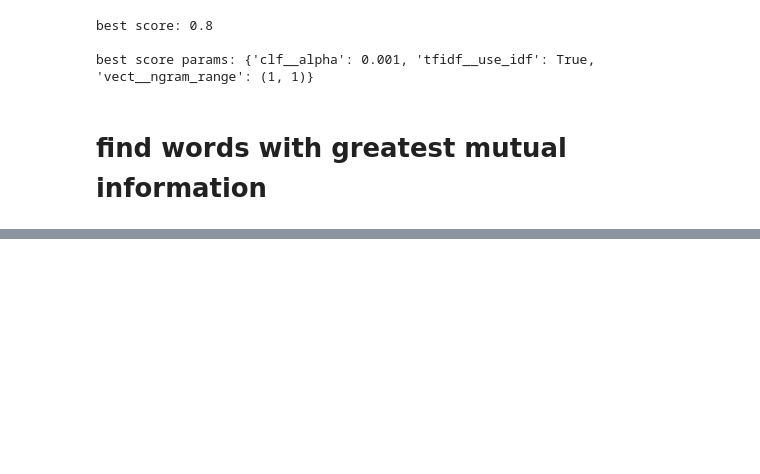
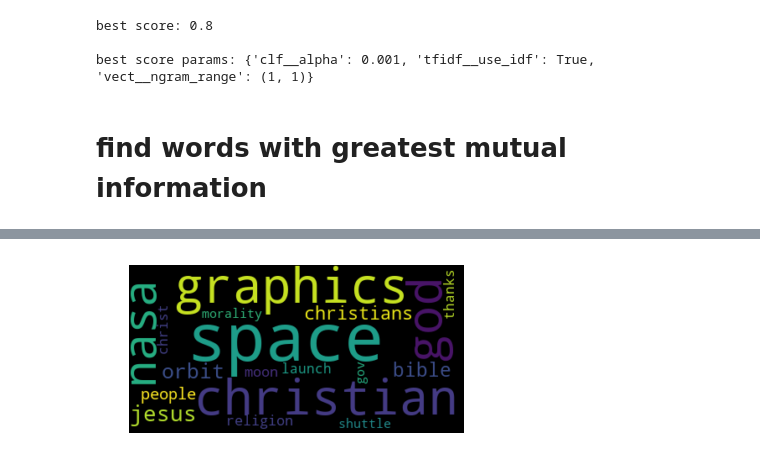
Before and after one commit to rt6/python, a Jupyter notebook: text-classification/sklearn-text-classification-tutorial-checkpoint.ipynb, the cells around one changed output, grey strips where cells are left out. Drawn from its saved outputs; the diff is of its cells as text; code cells hidden in the pictures; blank space fills up the shorter version.

Commit message:
render word cloud based on word scores

```diff
--- a/text-classification/sklearn-text-classification-tutorial-checkpoint.ipynb
+++ b/text-classification/sklearn-text-classification-tutorial-checkpoint.ipynb
@@ -222,6 +222,7 @@ res = dict(zip(cv.get_feature_names(),
                mutual_info_classif(X_vec, Y, discrete_features=True)
                ))
 # %%
+word_and_frequencies = {}
 for k,v in res.items():
     if v > 0.05:
-        print("{}\t\t {}".format(k,v))
+        word_and_frequencies[k] = v
@@ -246,0 +275,21 @@ thanks           0.060202010019767334
+# %%
+"""
+Generating a square wordcloud using word scores/frequencies.
+"""
+from wordcloud import WordCloud
+
+# Generate a word cloud image
+wordcloud = WordCloud(max_font_size=80).generate_from_frequencies(word_and_frequencies)
+
+# Display the generated image:
+# the matplotlib way:
+import matplotlib.pyplot as plt
+plt.imshow(wordcloud, interpolation='bilinear')
+plt.axis("off")
+plt.show()
+
+# The pil way (if you don't have matplotlib)
+# image = wordcloud.to_image()
+# image.show()
+# %% [output]
+[figure, added]
```
Also changed, not shown: parts of 4 cells of this notebook.
